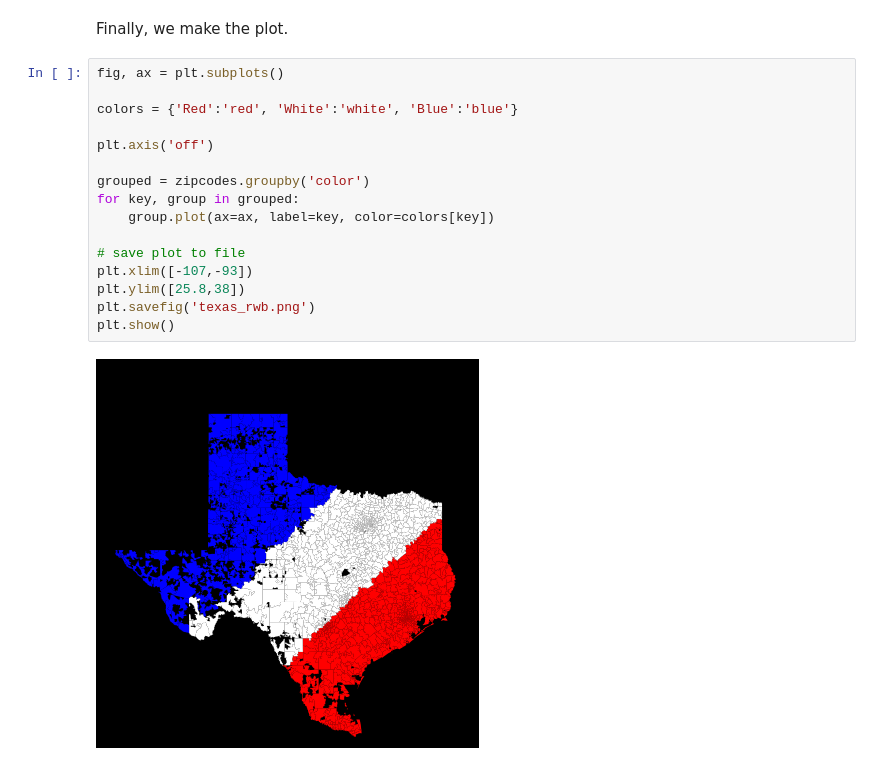
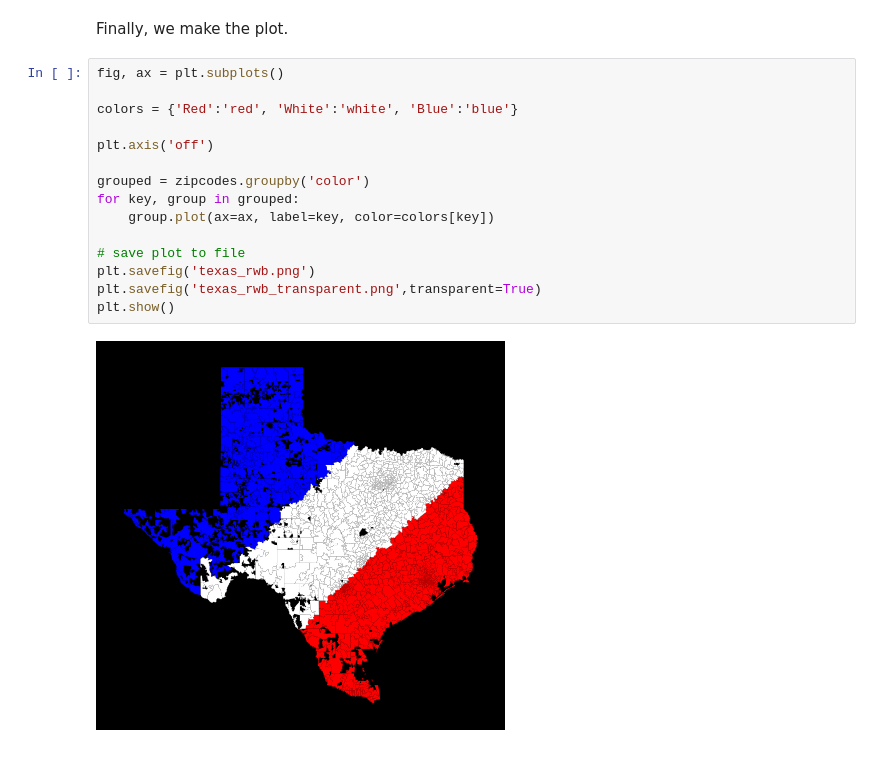
Before and after one commit to alshival/upgraded-journey, a Jupyter notebook: Geospatial Analytics/painting_by_numbers.ipynb, the cells around one changed output. Drawn from its saved outputs; the diff is of its cells as text.

Commit message:
adding transparent version

```diff
--- a/Geospatial Analytics/painting_by_numbers.ipynb
+++ b/Geospatial Analytics/painting_by_numbers.ipynb
@@ -116,18 +116,17 @@ Finally, we make the plot.
 # %%
 fig, ax = plt.subplots()
 
 colors = {'Red':'red', 'White':'white', 'Blue':'blue'}
 
 plt.axis('off')
 
 grouped = zipcodes.groupby('color')
 for key, group in grouped:
     group.plot(ax=ax, label=key, color=colors[key])
 
 # save plot to file
-plt.xlim([-107,-93])
-plt.ylim([25.8,38])
 plt.savefig('texas_rwb.png')
+plt.savefig('texas_rwb_transparent.png',transparent=True)
 plt.show()
 # %% [output]
-[figure, old version]
+[figure, new version]
```
Also changed, not shown: 2 other files.
